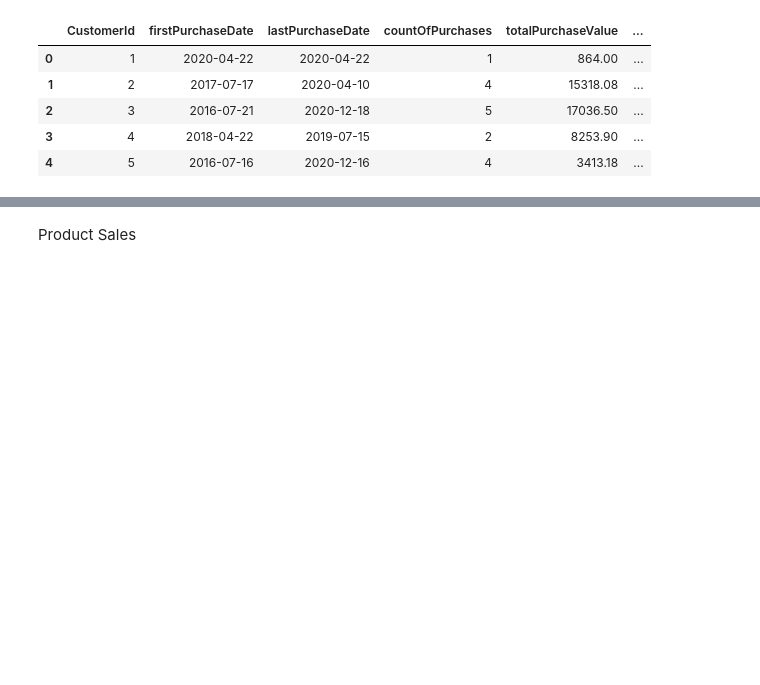
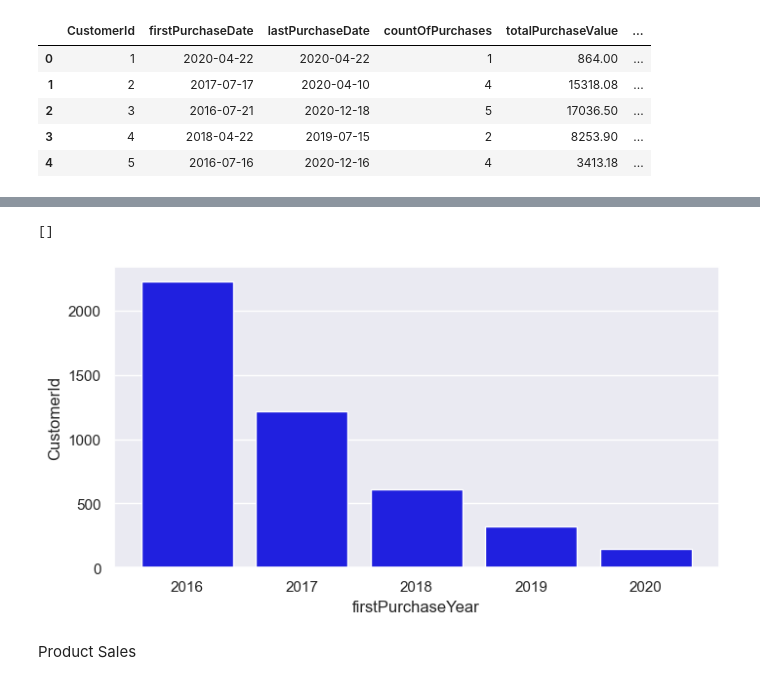
Before and after one commit to josephine-amponsah/ecommerce-data-analysis, a Jupyter notebook: notebooks/exploratory-analysis.ipynb, the cells around one changed output, grey strips where cells are left out. Cells and saved outputs as stored; diff of their text form; code cells hidden in the pictures; blank space fills up the shorter version.

Commit message:
plotted customer acquistion over years chart

```diff
--- a/notebooks/exploratory-analysis.ipynb
+++ b/notebooks/exploratory-analysis.ipynb
@@ -184,6 +184,8 @@ plt.plot()
 [figure]
 # %% [markdown]
 Customer Attrition
+# %%
+data["dateOfPurchase"] = pd.to_datetime(data["dateOfPurchase"])
 # %%
 customerInfo = data.groupby('CustomerId').agg(
     firstPurchaseDate = pd.NamedAgg('dateOfPurchase', aggfunc= 'min'),
@@ -207,2 +224,3 @@ customerInfo.head()
 # %%
 customerInfo["daysSinceLastPurchase"] = data['dateOfPurchase'].max() - customerInfo['lastPurchaseDate']
+customerInfo["daysSinceLastPurchase"] = customerInfo["daysSinceLastPurchase"].dt.days
@@ -219,0 +240,3 @@ customerInfo.head()
+# %%
+customerInfo["periodOfExistence"] = customerInfo["lastPurchaseDate"] - customerInfo["firstPurchaseDate"]
+customerInfo["periodOfExistence"] = customerInfo["periodOfExistence"].dt.days
@@ -219,0 +263,3 @@ customerInfo.head()
+# %%
+customerInfo["firstPurchaseYear"] = customerInfo["firstPurchaseDate"].dt.to_period("Y")
+customerInfo.head()
@@ -219,0 +273,11 @@ customerInfo.head()
+# %%
+#customer acquisition
+acquiredUsers = customerInfo.groupby("firstPurchaseYear")["CustomerId"].nunique()
+acquiredUsers = acquiredUsers.reset_index(drop=False)
+fig, ax = plt.subplots(figsize=(8, 4))
+sns.set_theme(style="darkgrid")
+sns.barplot(data =acquiredUsers, x = "firstPurchaseYear", y = "CustomerId", ax = ax, color= "blue")
+plt.plot()
+# %% [output]
+[]
+[figure, added]
```
Also changed, not shown: parts of 10 cells of this notebook.
